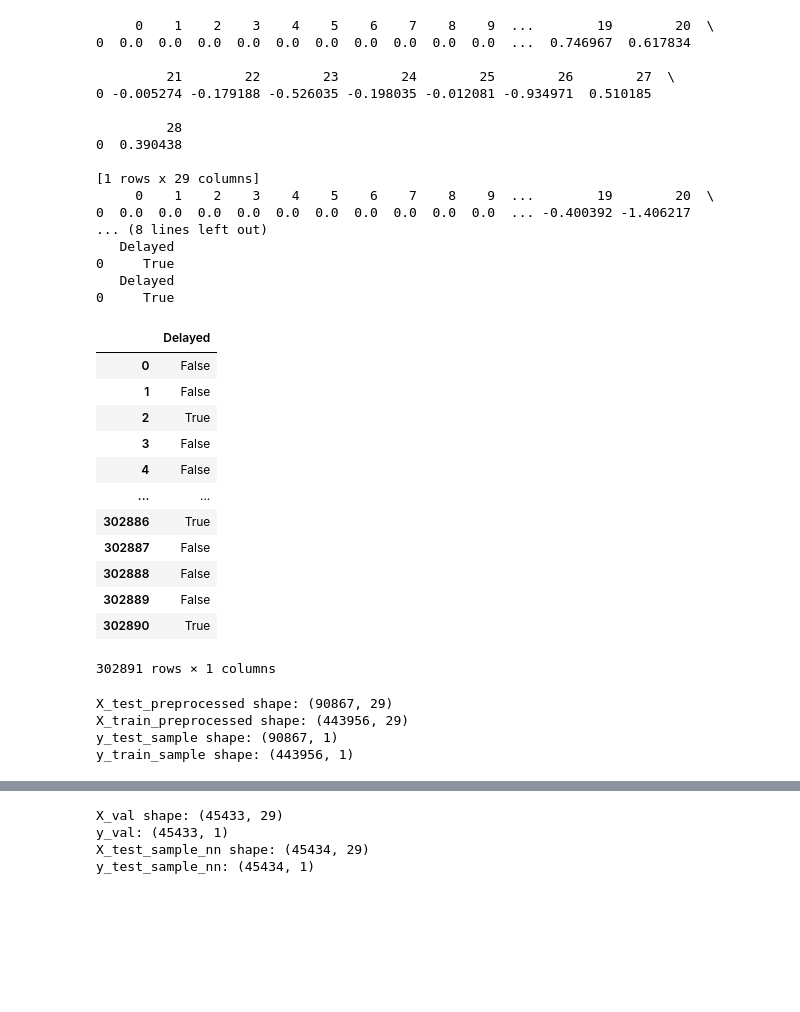
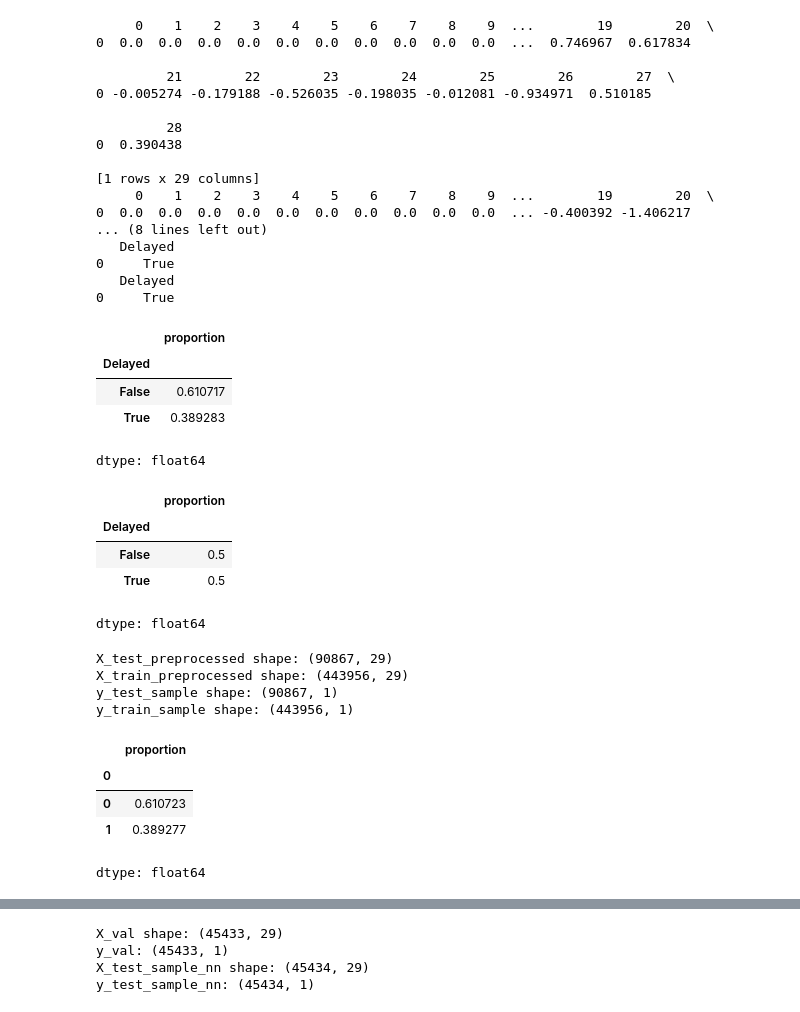
Before and after one commit to diego-mogollon/lateguru, a Jupyter notebook: Lateguru_Modelling_C.ipynb, the cells around one changed output, grey strips where cells are left out. Cells and saved outputs as stored; diff of their text form; code cells hidden in the pictures; blank space fills up the shorter version.

Commit message:
Spotchecking the value counts of my y target. 39% is y=1 ie flight was delayed with the rest being y=0

```diff
--- a/Lateguru_Modelling_C.ipynb
+++ b/Lateguru_Modelling_C.ipynb
@@ -86,22 +86,22 @@ print(y_train_sample_df.head(1))
 0     True
    Delayed
 0     True
-# %%
-y_test_sample_df
-# %% [output]
-|  | Delayed |
-| 0 | False |
-| 1 | False |
-| 2 | True |
-| 3 | False |
-| 4 | False |
-| ... | ... |
-| 302886 | True |
-| 302887 | False |
-| 302888 | False |
-| 302889 | False |
-| 302890 | True |
-302891 rows × 1 columns
+# %%
+y_test_sample_df.value_counts(normalize=True)
+# %% [output]
+|  | proportion |
+| Delayed |  |
+| False | 0.610717 |
+| True | 0.389283 |
+dtype: float64
+# %%
+y_train_sample_df.value_counts(normalize=True)
+# %% [output]
+|  | proportion |
+| Delayed |  |
+| False | 0.5 |
+| True | 0.5 |
+dtype: float64
 # %%
 y_test_sample_df['Delayed'] = y_test_sample_df['Delayed'].apply(lambda x: 1 if x == True else 0)
 y_train_sample_df['Delayed'] = y_train_sample_df['Delayed'].apply(lambda x: 1 if x == True else 0)
@@ -130,3 +130,11 @@ X_val, X_test_sample_nn, y_val, y_test_sample_nn = train_test_split(X_test_prepr
                  test_size=0.5,
                  random_state=42,
                  stratify=y_test_sample_arr)
+# %%
+pd.DataFrame(y_val).value_counts(normalize=True)
+# %% [output]
+|  | proportion |
+| 0 |  |
+| 0 | 0.610723 |
+| 1 | 0.389277 |
+dtype: float64
```
Also changed, not shown: parts of 1 cell of this notebook.
